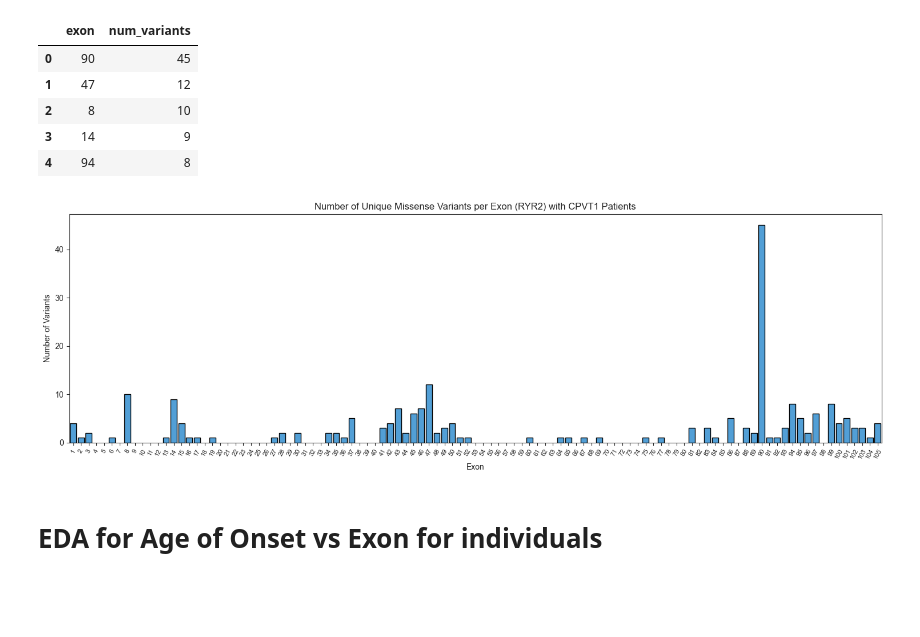
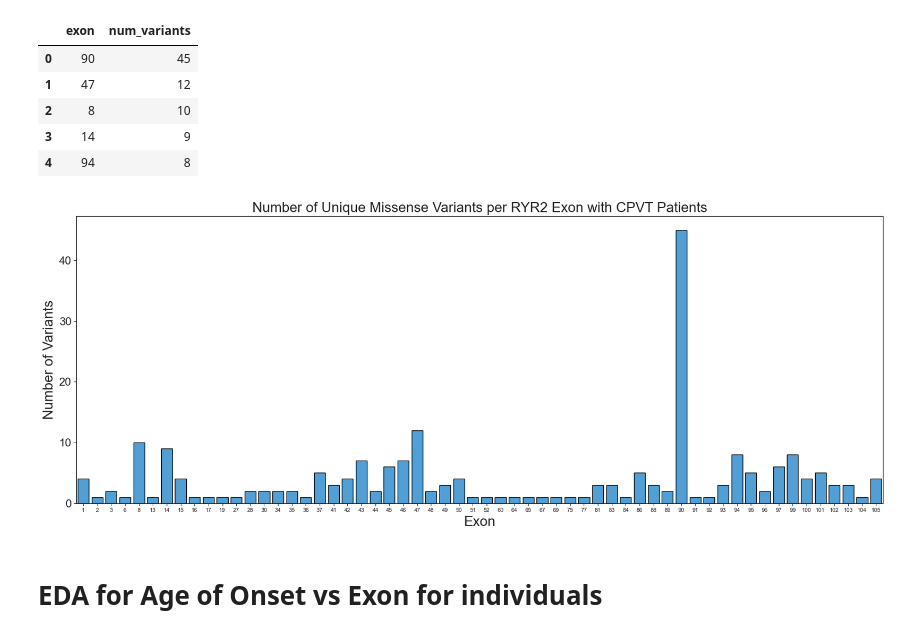
Before and after one commit to alexdaiii/cpvt_database_analysis, a Jupyter notebook: notebooks/analysis_1.ipynb, the cells around one changed output. Cells and saved outputs as stored; diff of their text form; code cells hidden in the pictures; blank space fills up the shorter version.

```diff
--- a/notebooks/analysis_1.ipynb
+++ b/notebooks/analysis_1.ipynb
@@ -785,36 +824,53 @@ variants_view.head()
 | 3 | 14 | 9 |
 | 4 | 94 | 8 |
 # %%
-plt.figure(figsize=(15, 5))
+plt.figure(figsize=(FIG_2_SIZE[0] * 2, FIG_2_SIZE[1] * 2))  # Double the width and height
+
+# y exons with more than 0 variants
+plt_vars = variants_view[variants_view["num_variants"] > 0]
+
 sns.barplot(
     data=variants_view,
     x="exon",
     y="num_variants",
     # palette="pastel",
     # hue='hue',
     color=sns.color_palette("husl", 9)[6],
     legend=False,
     edgecolor="black",  # Specify the color of the border
-    order=range(1, 106),  # order by exon number,
+    order=plt_vars["exon"].sort_values(),
 )
-plt.title(
-    "Number of Unique Missense Variants per Exon (RYR2) with CPVT1 Patients")
+# plt.title(
+#     "Number of Unique Missense Variants per Exon (RYR2) with CPVT1 Patients")
+#
+# plt.xlabel("Exon")
+# plt.ylabel("Number of Variants")
+#
+# plt.xticks(rotation=90, fontsize=8)  # Rotate labels by 45 degrees
+# plt.tight_layout()  # Adjust layout to make room for the rotated labels
+#
+# for fmt in ["png", "pdf", "svg"]:
+#     plt.savefig(
+#         os.path.join(figures_dir, f"num_variants_per_exon.{fmt}"), format=fmt,
+#         dpi=300
+#     )
 
-plt.xlabel("Exon")
-plt.ylabel("Number of Variants")
+set_figure_size(
+    "Exon",
+    "Number of Variants",
+    "Number of Unique Missense Variants per RYR2 Exon with CPVT Patients",
+    # double the font size
+    x_label_fontsize=20,
+    y_label_fontsize=20,
+    title_fontsize=20,
+    y_tick_fontsize=16,
+)
 
-plt.xticks(rotation=60, fontsize=8)  # Rotate labels by 45 degrees
-plt.tight_layout()  # Adjust layout to make room for the rotated labels
-
-for fmt in ["png", "pdf", "svg"]:
-    plt.savefig(
-        os.path.join(figures_dir, f"num_variants_per_exon.{fmt}"), format=fmt,
-        dpi=300
-    )
+save_current_plot("num_variants_per_exon")
 
 plt.show()
 # %% [output]
-[figure, old version]
+[figure, new version]
 # %% [markdown]
 # EDA for Age of Onset vs Exon for individuals
 # %%
```
Also changed, not shown: parts of 10 cells of this notebook.
